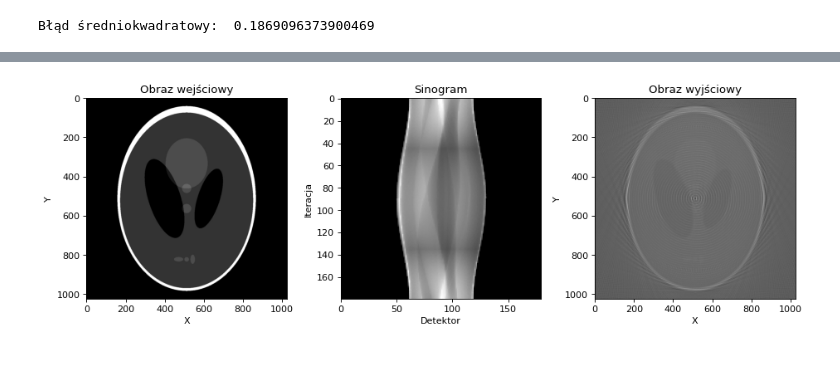
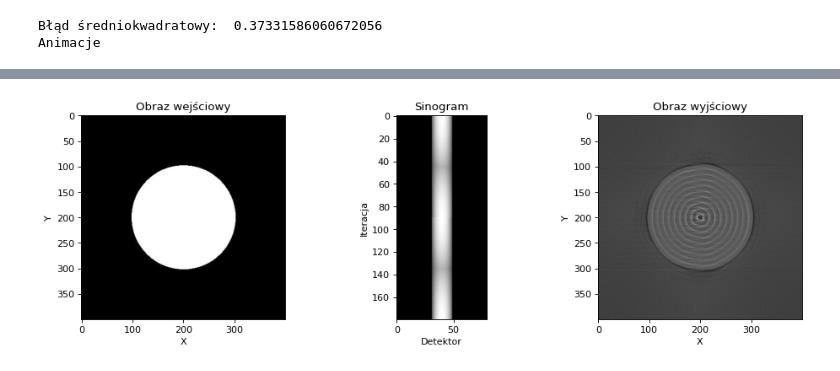
Before and after one commit to zuznnjus/Computed-Tomography-Simulator, a Jupyter notebook: CT_simulator.ipynb, the cells around one changed output, grey strips where cells are left out. Drawn from its saved outputs; the diff is of its cells as text; code cells hidden in the pictures.

```diff
--- a/CT_simulator.ipynb
+++ b/CT_simulator.ipynb
@@ -6,7 +10,7 @@ import numpy as np
 # %%
 # input parameters
 alfa = 1
-detectors = 180
+detectors = 80
 phi = 180
 filtering = True
 animation = True
@@ -14,7 +18,7 @@ animation = True
 # other parameters
 theta = 180.
 images = ['Kolo.jpg', 'Kropka.jpg', 'Kwadraty2.jpg', 'Paski2.jpg', 'Shepp_logan.jpg', 'SADDLE_PE.JPG', 'CT_ScoutView.jpg']
-image = io.imread('tomograf-zdjecia/' + images[4], as_gray = True)
+image = io.imread('tomograf-zdjecia/' + images[0], as_gray = True)
 # %%
 def getParallelEmittersPositions(angle):
     angle = np.deg2rad(angle)
@@ -160,6 +164,8 @@ def applyInverseRadonTransform(sinogram):
     output = np.zeros((image.shape[0], image.shape[1]))
     angles = np.linspace(0., theta, int(theta / alfa), endpoint=False)
 
+    images_animation = []
+
     if filtering:
         sinogram = filterImage(sinogram.copy())
 
@@ -174,6 +180,15 @@ def applyInverseRadonTransform(sinogram):
             for point in line:
                 if isCorrectPoint(point[0], point[1]):
                     output[point[0], point[1]] += pixels_sum
+
+        if animation:
+            output_animation = output.copy()
+            output_animation = np.array(normalize(output_animation))
+            im = Image.fromarray(output_animation * 255)
+            images_animation.append(im)
+
+    if animation:
+        images_animation[0].save('output.gif', save_all = True, append_images = images_animation[1:])
 
     return normalize(output)
 
@@ -213,9 +228,14 @@ def main():
     ax.set_ylabel('Y')
     ax.imshow(output, cmap = 'gray')
 
+    if animation:
+        print('Animacje')
+        display(HTML('<img src="output.gif">'))
+
     return rmse
 
 if __name__ == '__main__':
     main()
 # %% [output]
-Błąd średniokwadratowy:  0.1869096373900469
+Błąd średniokwadratowy:  0.37331586060672056
+Animacje
@@ -222,4 +243,4 @@ Błąd średniokwadratowy:  0.1869096373900469
-[figure, old version]
+[figure, new version]
 # %%
 # generowanie wykresów do sprawozdania
 
```
Also changed, not shown: parts of 2 cells of this notebook.
